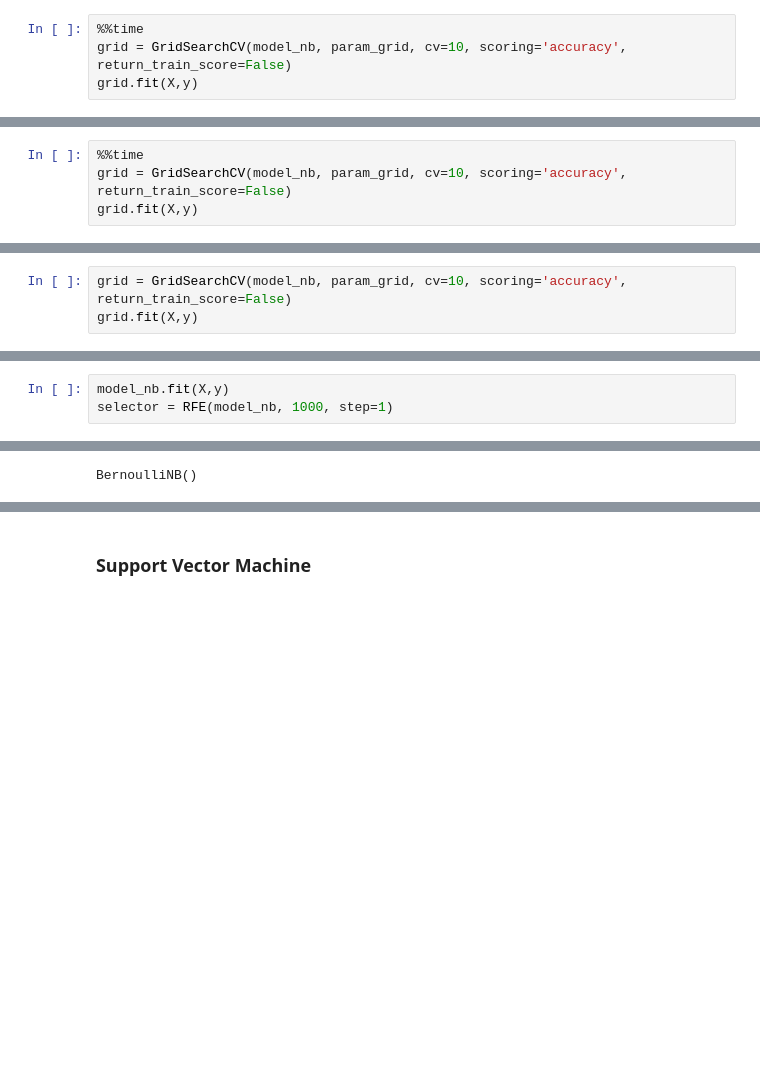
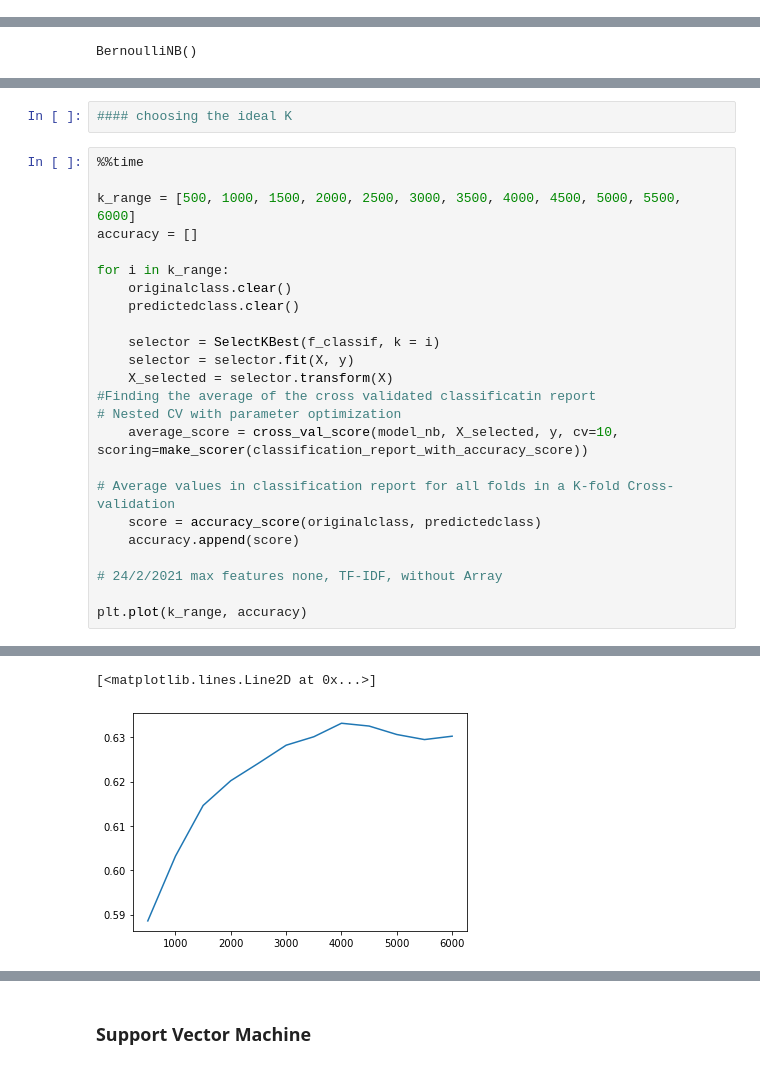
Before and after one commit to ZhEnLEK/Racism-detection, a Jupyter notebook: Feature_based_cyber_racism_detection_3_labels.ipynb, the cells around one changed output, grey strips where cells are left out. Saved outputs shown, nothing was run; the diff lists cells and outputs as text; blank space fills up the shorter version.

Commit message:
feature selection K set at 4000

```diff
--- a/Feature_based_cyber_racism_detection_3_labels.ipynb
+++ b/Feature_based_cyber_racism_detection_3_labels.ipynb
@@ -350,4 +340,0 @@ print(param_grid)
-# %%
-%%time
-grid = GridSearchCV(model_nb, param_grid, cv=10, scoring='accuracy', return_train_score=False)
-grid.fit(X,y)
@@ -374,4 +340,0 @@ print(param_grid)
-# %%
-%%time
-grid = GridSearchCV(model_nb, param_grid, cv=10, scoring='accuracy', return_train_score=False)
-grid.fit(X,y)
@@ -411,3 +340,0 @@ model_nb = ComplementNB()
-# %%
-grid = GridSearchCV(model_nb, param_grid, cv=10, scoring='accuracy', return_train_score=False)
-grid.fit(X,y)
@@ -486,8 +341,5 @@ Wall time: 2.81 s
 # %%
 model_nb = BernoulliNB()
-# %%
-model_nb.fit(X,y)
-selector = RFE(model_nb, 1000, step=1)
 # %%
 model_nb
 # %% [output]
@@ -518,0 +397,27 @@ Wall time: 1.41 s
+# %%
+#### choosing the ideal K
+# %%
+%%time
+
+k_range = [500, 1000, 1500, 2000, 2500, 3000, 3500, 4000, 4500, 5000, 5500, 6000]
+accuracy = []
+
+for i in k_range:
+    originalclass.clear()
+    predictedclass.clear()
+
+    selector = SelectKBest(f_classif, k = i)
+    selector = selector.fit(X, y)
+    X_selected = selector.transform(X)
+#Finding the average of the cross validated classificatin report
+# Nested CV with parameter optimization
+    average_score = cross_val_score(model_nb, X_selected, y, cv=10, scoring=make_scorer(classification_report_with_accuracy_score))
+
+# Average values in classification report for all folds in a K-fold Cross-validation
+    score = accuracy_score(originalclass, predictedclass)
+    accuracy.append(score)
+
+# 24/2/2021 max features none, TF-IDF, without Array
+
+plt.plot(k_range, accuracy)
+# %% [output]
@@ -519,3 +426,5 @@ Wall time: 1.41 s
+[<matplotlib.lines.Line2D at 0x...>]
+[figure, added]
 # %%
 from sklearn.metrics import confusion_matrix, accuracy_score, ConfusionMatrixDisplay
 cm = confusion_matrix(originalclass, predictedclass)
```
Also changed, not shown: parts of 58 cells of this notebook.
